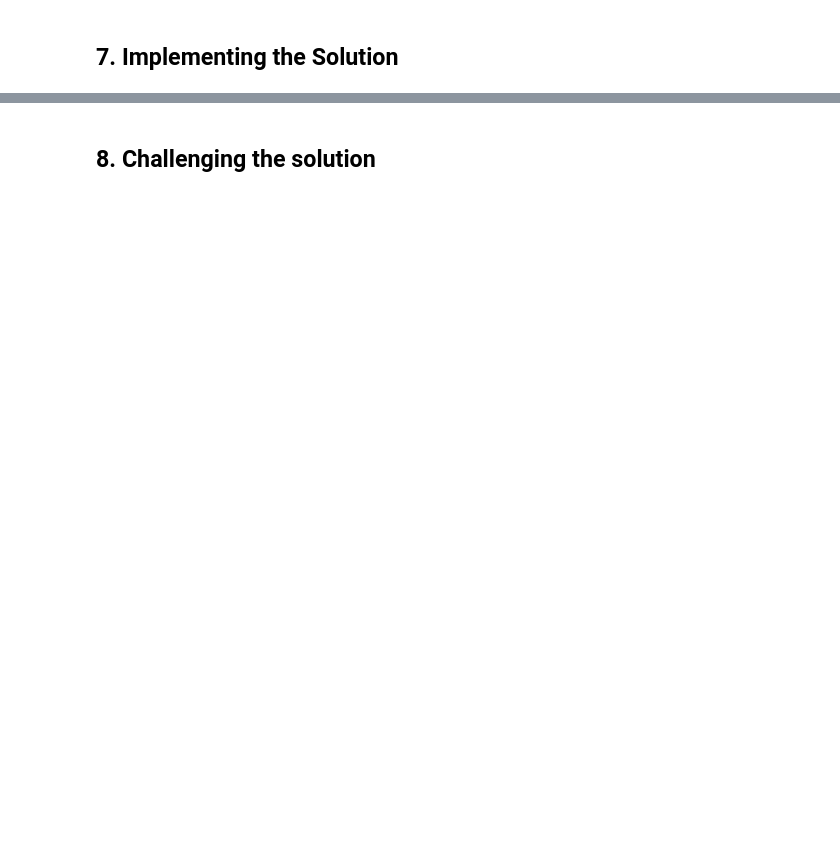
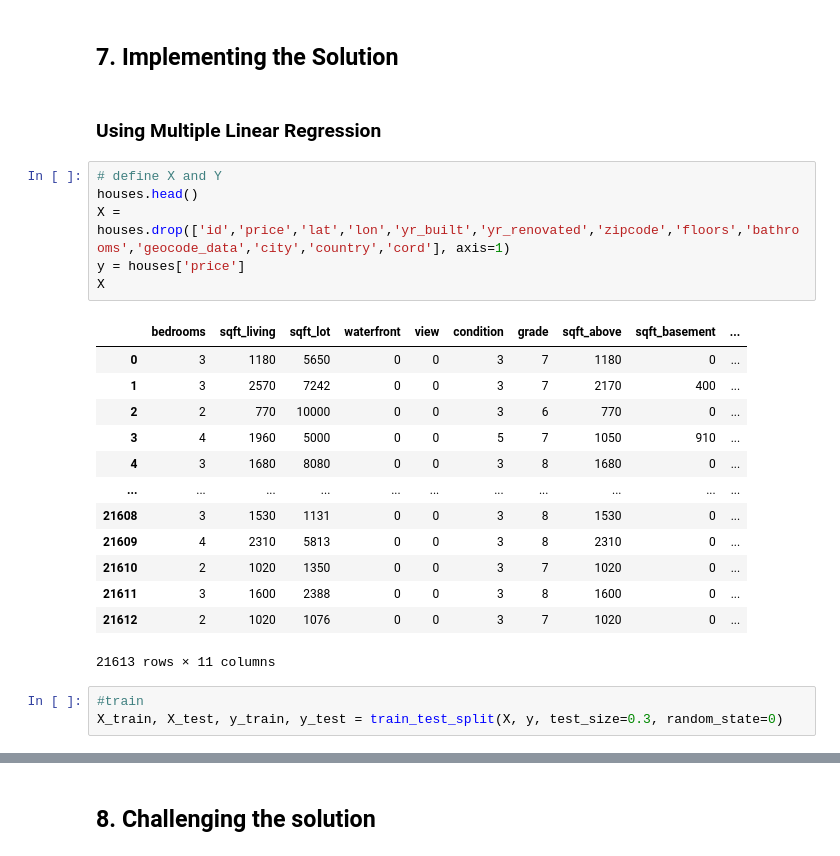
Before and after one commit to ronidad/regression, a Jupyter notebook: REAL_ESTATE_ANALYSIS_IP.ipynb, the cells around one changed output, grey strips where cells are left out. Drawn from its saved outputs; the diff is of its cells as text; blank space fills up the shorter version.

```diff
--- a/REAL_ESTATE_ANALYSIS_IP.ipynb
+++ b/REAL_ESTATE_ANALYSIS_IP.ipynb
@@ -312,2 +216,27 @@ Text(0, 0.5, 'COUNT')
 # %% [markdown]
 ## 7. Implementing the Solution
+# %% [markdown]
+### Using Multiple Linear Regression
+# %%
+# define X and Y
+houses.head()
+X = houses.drop(['id','price','lat','lon','yr_built','yr_renovated','zipcode','floors','bathrooms','geocode_data','city','country','cord'], axis=1)
+y = houses['price']
+X
+# %% [output]
+|  | bedrooms | sqft_living | sqft_lot | waterfront | view | condition | grade | sqft_above | sqft_basement | ... |
+| 0 | 3 | 1180 | 5650 | 0 | 0 | 3 | 7 | 1180 | 0 | ... |
+| 1 | 3 | 2570 | 7242 | 0 | 0 | 3 | 7 | 2170 | 400 | ... |
+| 2 | 2 | 770 | 10000 | 0 | 0 | 3 | 6 | 770 | 0 | ... |
+| 3 | 4 | 1960 | 5000 | 0 | 0 | 5 | 7 | 1050 | 910 | ... |
+| 4 | 3 | 1680 | 8080 | 0 | 0 | 3 | 8 | 1680 | 0 | ... |
+| ... | ... | ... | ... | ... | ... | ... | ... | ... | ... | ... |
+| 21608 | 3 | 1530 | 1131 | 0 | 0 | 3 | 8 | 1530 | 0 | ... |
+| 21609 | 4 | 2310 | 5813 | 0 | 0 | 3 | 8 | 2310 | 0 | ... |
+| 21610 | 2 | 1020 | 1350 | 0 | 0 | 3 | 7 | 1020 | 0 | ... |
+| 21611 | 3 | 1600 | 2388 | 0 | 0 | 3 | 8 | 1600 | 0 | ... |
+| 21612 | 2 | 1020 | 1076 | 0 | 0 | 3 | 7 | 1020 | 0 | ... |
+21613 rows × 11 columns
+# %%
+#train
+X_train, X_test, y_train, y_test = train_test_split(X, y, test_size=0.3, random_state=0)
```
Also changed, not shown: parts of 54 cells of this notebook.
